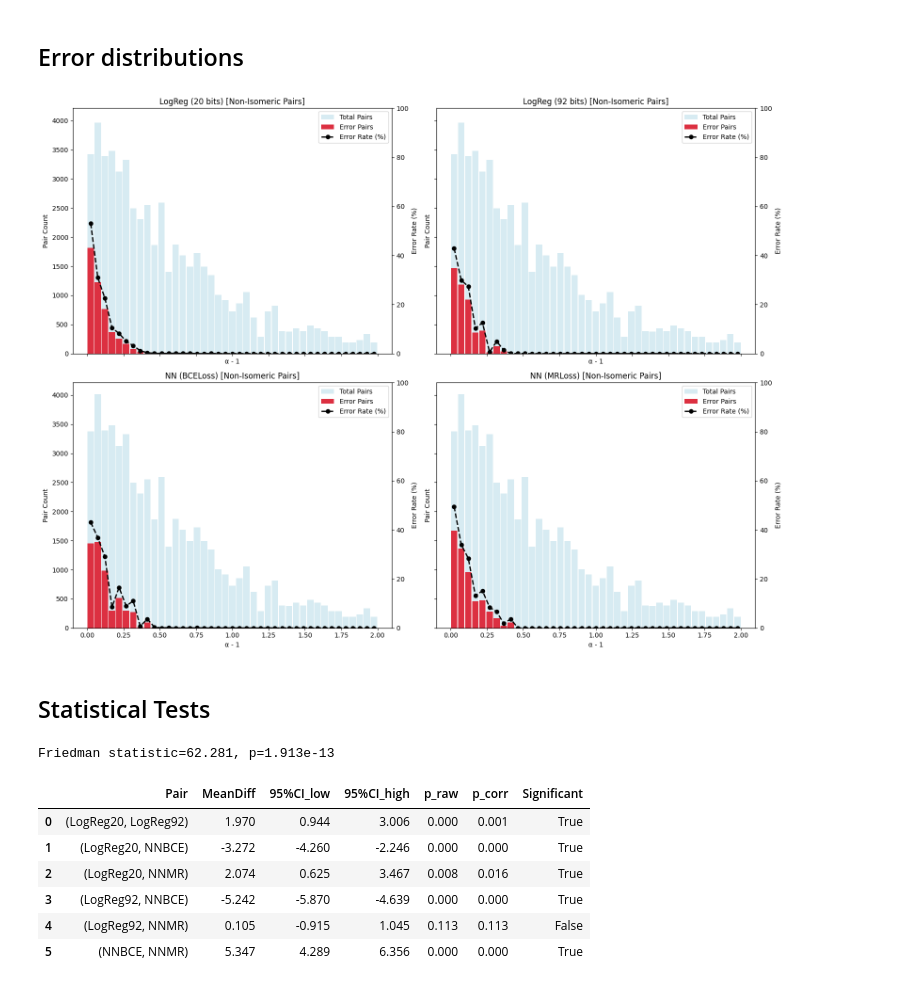
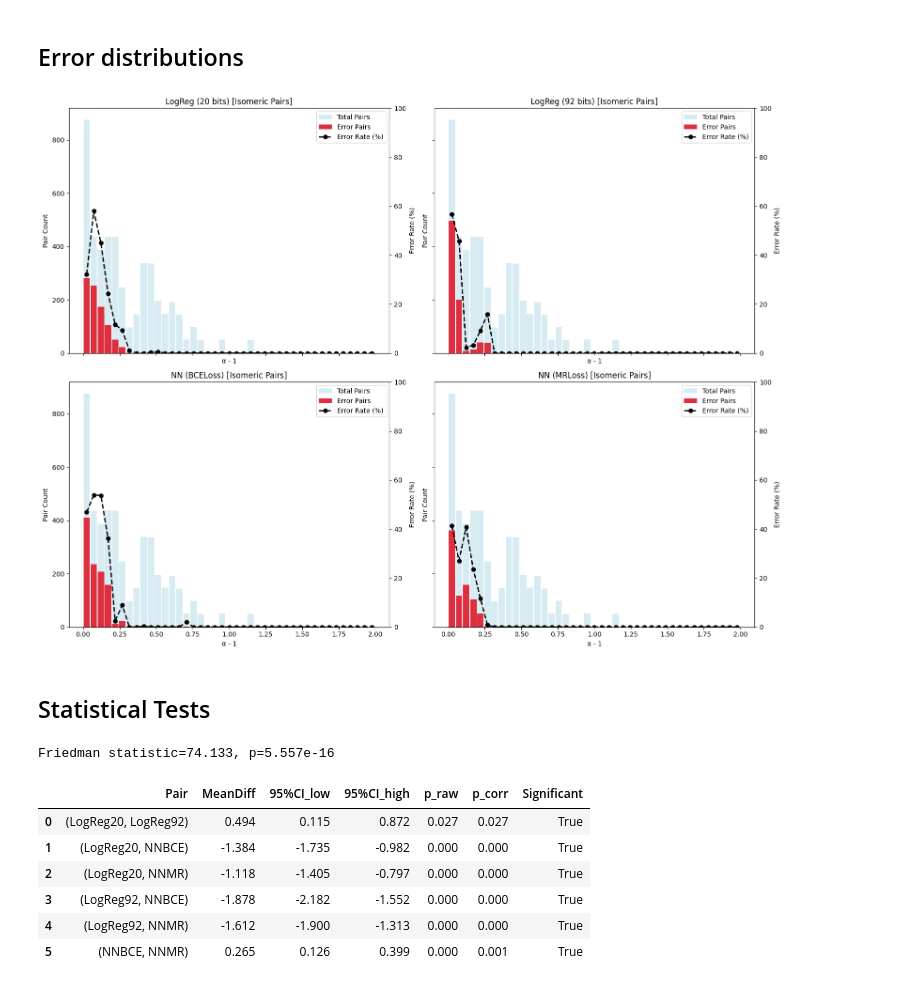
Before and after one commit to IvanRozanov04/FlavonoidsElutionOrderPrediction, a Jupyter notebook: code/Vis&Stats.ipynb, the cells around one changed output. Drawn from its saved outputs; the diff is of its cells as text; code cells hidden in the pictures.

```diff
--- a/code/Vis&Stats.ipynb
+++ b/code/Vis&Stats.ipynb
@@ -757,9 +757,9 @@ BCE = pd.read_csv(output_dir/'Accumulators'/'NNBCER2.csv')
 MR = pd.read_csv(output_dir/'Accumulators'/'NNMRR2.csv')
 d_sets = [log20,log92,BCE,MR]
 # %%
-plot_rel_diff_error_distribution_tile_from_dfs(d_sets,['LogReg (20 bits)','LogReg (92 bits)','NN (BCELoss)','NN (MRLoss)'],isomeric_only=False,bin_edges=np.linspace(0, 2.0, 42))
+plot_rel_diff_error_distribution_tile_from_dfs(d_sets,['LogReg (20 bits)','LogReg (92 bits)','NN (BCELoss)','NN (MRLoss)'],isomeric_only=True,bin_edges=np.linspace(0, 2.0, 42))
 # %% [output]
-[figure, old version]
+[figure, new version]
 # %% [markdown]
 ## Statistical Tests
 # %%
@@ -772,7 +772,7 @@ import numpy as np
 import pandas as pd
 from scipy.stats import friedmanchisquare, wilcoxon
 from statsmodels.stats.multitest import multipletests
-i = 3
+i = 1
 # Your data (example: i=3)
 scores = {
     'LogReg20': LogReg20[:, i].reshape(-1) * 100,
@@ -835,11 +835,11 @@ results = pd.DataFrame({
 
 results.round(3)
 # %% [output]
-Friedman statistic=62.281, p=1.913e-13
+Friedman statistic=74.133, p=5.557e-16
 |  | Pair | MeanDiff | 95%CI_low | 95%CI_high | p_raw | p_corr | Significant |
-| 0 | (LogReg20, LogReg92) | 1.970 | 0.944 | 3.006 | 0.000 | 0.001 | True |
-| 1 | (LogReg20, NNBCE) | -3.272 | -4.260 | -2.246 | 0.000 | 0.000 | True |
-| 2 | (LogReg20, NNMR) | 2.074 | 0.625 | 3.467 | 0.008 | 0.016 | True |
-| 3 | (LogReg92, NNBCE) | -5.242 | -5.870 | -4.639 | 0.000 | 0.000 | True |
-| 4 | (LogReg92, NNMR) | 0.105 | -0.915 | 1.045 | 0.113 | 0.113 | False |
-| 5 | (NNBCE, NNMR) | 5.347 | 4.289 | 6.356 | 0.000 | 0.000 | True |
+| 0 | (LogReg20, LogReg92) | 0.494 | 0.115 | 0.872 | 0.027 | 0.027 | True |
+| 1 | (LogReg20, NNBCE) | -1.384 | -1.735 | -0.982 | 0.000 | 0.000 | True |
+| 2 | (LogReg20, NNMR) | -1.118 | -1.405 | -0.797 | 0.000 | 0.000 | True |
+| 3 | (LogReg92, NNBCE) | -1.878 | -2.182 | -1.552 | 0.000 | 0.000 | True |
+| 4 | (LogReg92, NNMR) | -1.612 | -1.900 | -1.313 | 0.000 | 0.000 | True |
+| 5 | (NNBCE, NNMR) | 0.265 | 0.126 | 0.399 | 0.000 | 0.001 | True |
```
Also changed, not shown: parts of 18 cells of this notebook, 1 other file.
